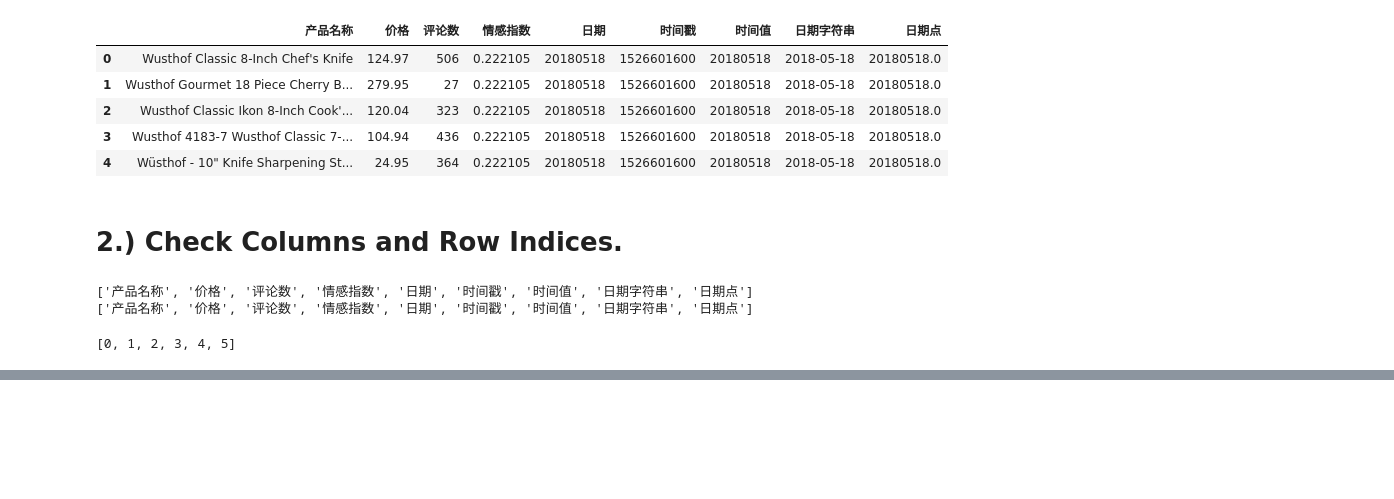
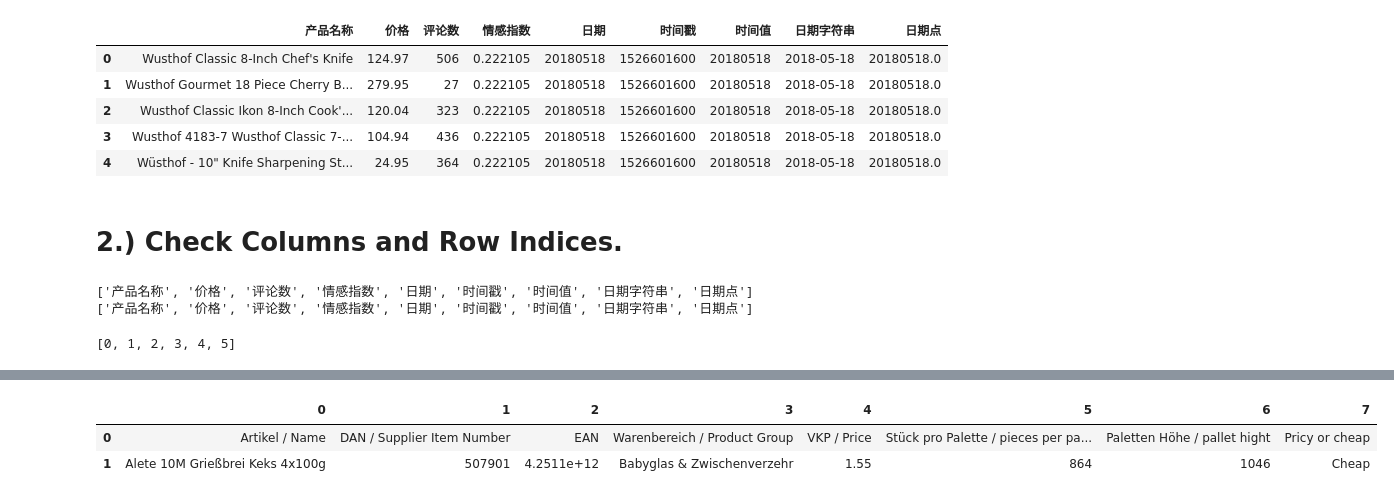
Before and after one commit to Frankdew1995/Python_Cookbook, a Jupyter notebook: 20-Data-Analysis-With-Pandas-Openpyxl/20-02-Q&A-Pandas-Intro.ipynb, the cells around one changed output, grey strips where cells are left out. Drawn from its saved outputs; the diff is of its cells as text; code cells hidden in the pictures; blank space fills up the shorter version.

```diff
--- a/20-Data-Analysis-With-Pandas-Openpyxl/20-02-Q&A-Pandas-Intro.ipynb
+++ b/20-Data-Analysis-With-Pandas-Openpyxl/20-02-Q&A-Pandas-Intro.ipynb
@@ -38,0 +45,14 @@ list(df.index)[:6]
+# %%
+# If you continue to operate with Openpyxl, you will indeed change the source excel file.
+book = load_workbook("Products_Merge_Pandas.xlsx" ,data_only=True)
+sheet = book["Source"]
+# %%
+# Transfer the operating session to pandas Again - You'll no longer modify the source excel file. Cool.
+
+dff = pd.DataFrame(sheet.values)
+# %%
+dff.head(2) # The data type of the column index  is integer.
+# %% [output]
+|  | 0 | 1 | 2 | 3 | 4 | 5 | 6 | 7 |
+| 0 | Artikel / Name | DAN / Supplier Item Number | EAN | Warenbereich / Product Group | VKP / Price | Stück pro Palette / pieces per pa... | Paletten Höhe / pallet hight | Pricy or cheap |
+| 1 | Alete 10M Grießbrei Keks 4x100g | 507901 | 4.2511e+12 | Babyglas & Zwischenverzehr | 1.55 | 864 | 1046 | Cheap |
```
Also changed, not shown: parts of 14 cells of this notebook, 3 other files.
